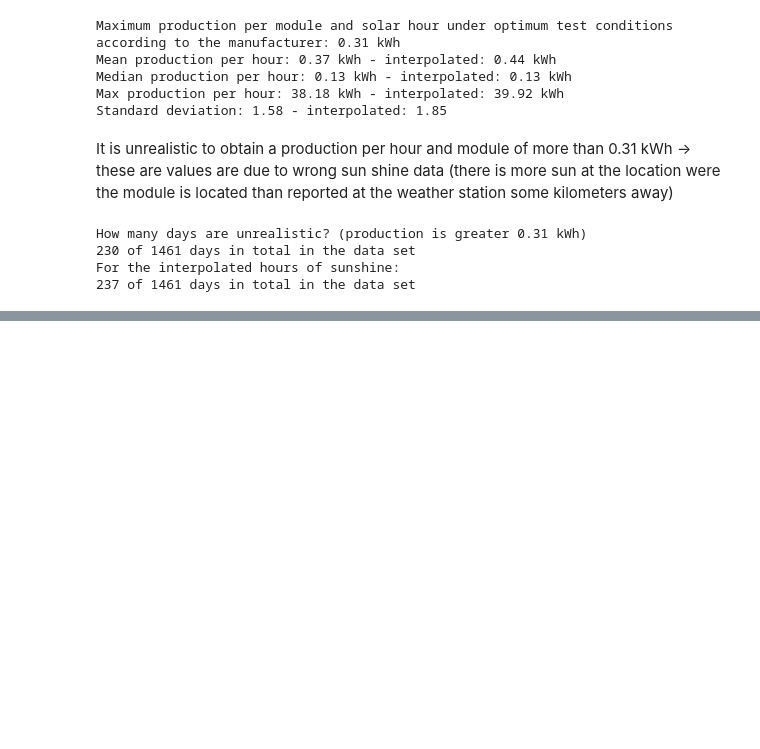
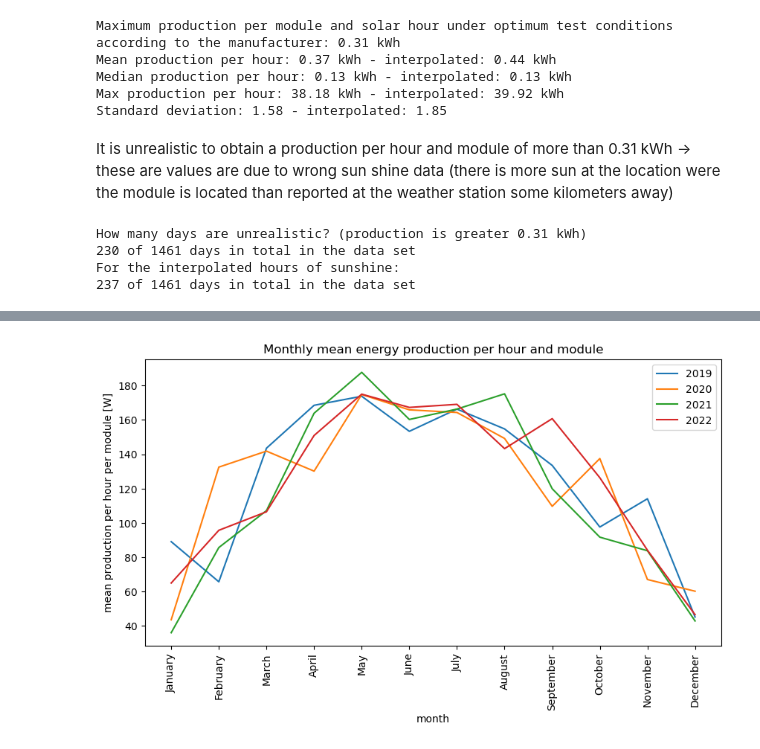
Before and after one commit to Xploeng/DataLiteracy, a Jupyter notebook: manufactorer_comparison.ipynb, the cells around one changed output, grey strips where cells are left out. Cells and saved outputs as stored; diff of their text form; code cells hidden in the pictures; blank space fills up the shorter version.

```diff
--- a/manufactorer_comparison.ipynb
+++ b/manufactorer_comparison.ipynb
@@ -208,0 +267,24 @@ Production per hour sunshine per module without outliers:
+# %%
+print("Yearly")
+print("Mean production per hour per module:")
+for year in years:
+    print(str(year) + ": " + str(np.round(np.array(list(mean_prod[year].values())).mean(), 2)) + "W")
+
+print("Minimum production per hour per module:")
+for year in years:
+    min_month = np.array(list(mean_prod[year].values())).argmin()
+    print(str(year) + ": " + str(mean_prod[year][min_month+1]) + "W (" + months[min_month] + ")")
+
+print("Maximum production per hour per module:")
+for year in years:
+    max_month = np.array(list(mean_prod[year].values())).argmax()
+    print(str(year) + ": " + str(mean_prod[year][max_month+1]) + "W (" + months[max_month] + ")")
+
+print("")
+print("Monthly")
+print("Mean production per hour per module:")
+for month in range(1, 13):
+    prod = []
+    for year in years:
+        prod.append(mean_prod[year][month])
+    print(months[month-1] + ": " + str(np.round(np.array(prod).mean(), 2)) + "W")
@@ -208,0 +309,14 @@ Production per hour sunshine per module without outliers:
+# %%
+fig, ax = plt.subplots(1, 1, figsize=(10,5))
+for year in years:
+    ax.plot(mean_prod[year].values(), label=year)
+plt.xticks(np.arange(12), rotation=90)
+ax.set_xticklabels(months)
+ax.set_xlabel("month")
+ax.set_ylabel("mean production per hour per module [W]")
+plt.title("Monthly mean energy production per hour and module")
+# legend
+plt.legend()
+plt.show()
+# %% [output]
+[figure, added]
```
Also changed, not shown: parts of 5 cells of this notebook.
